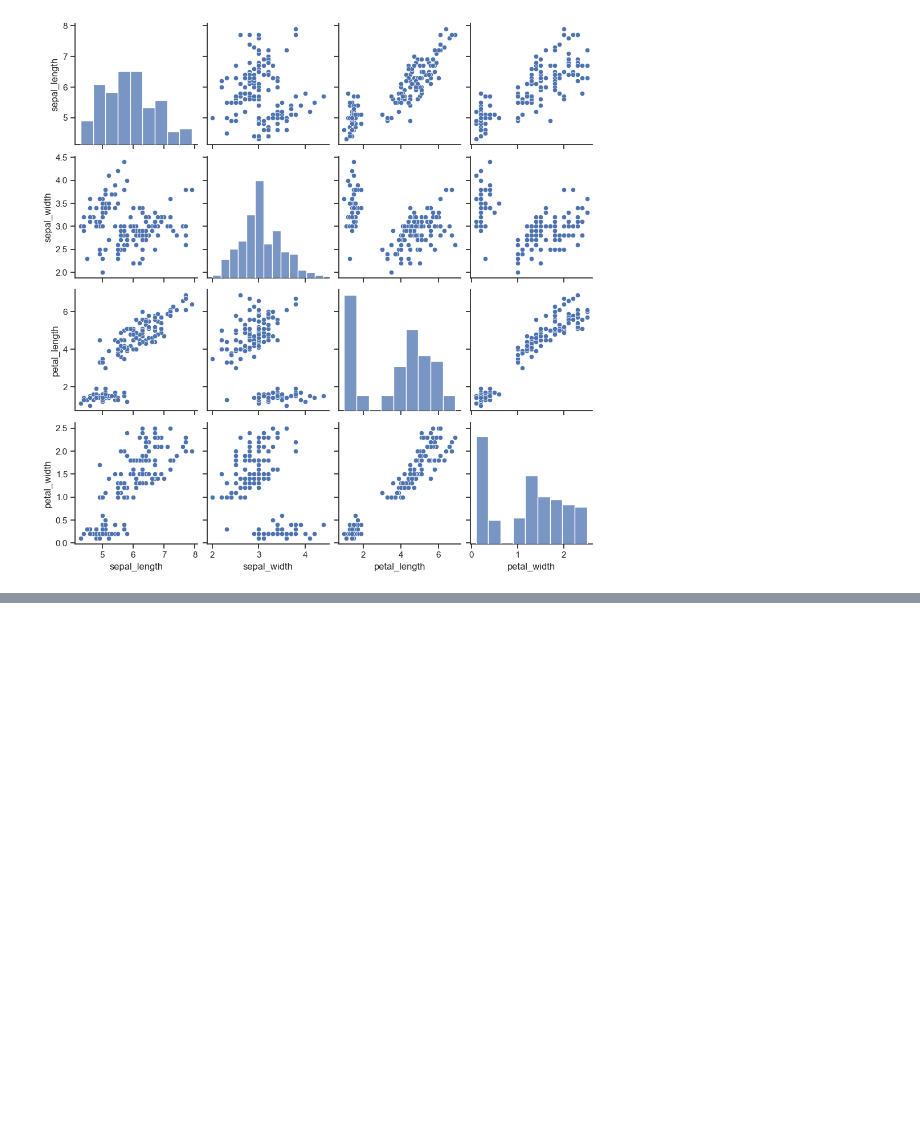
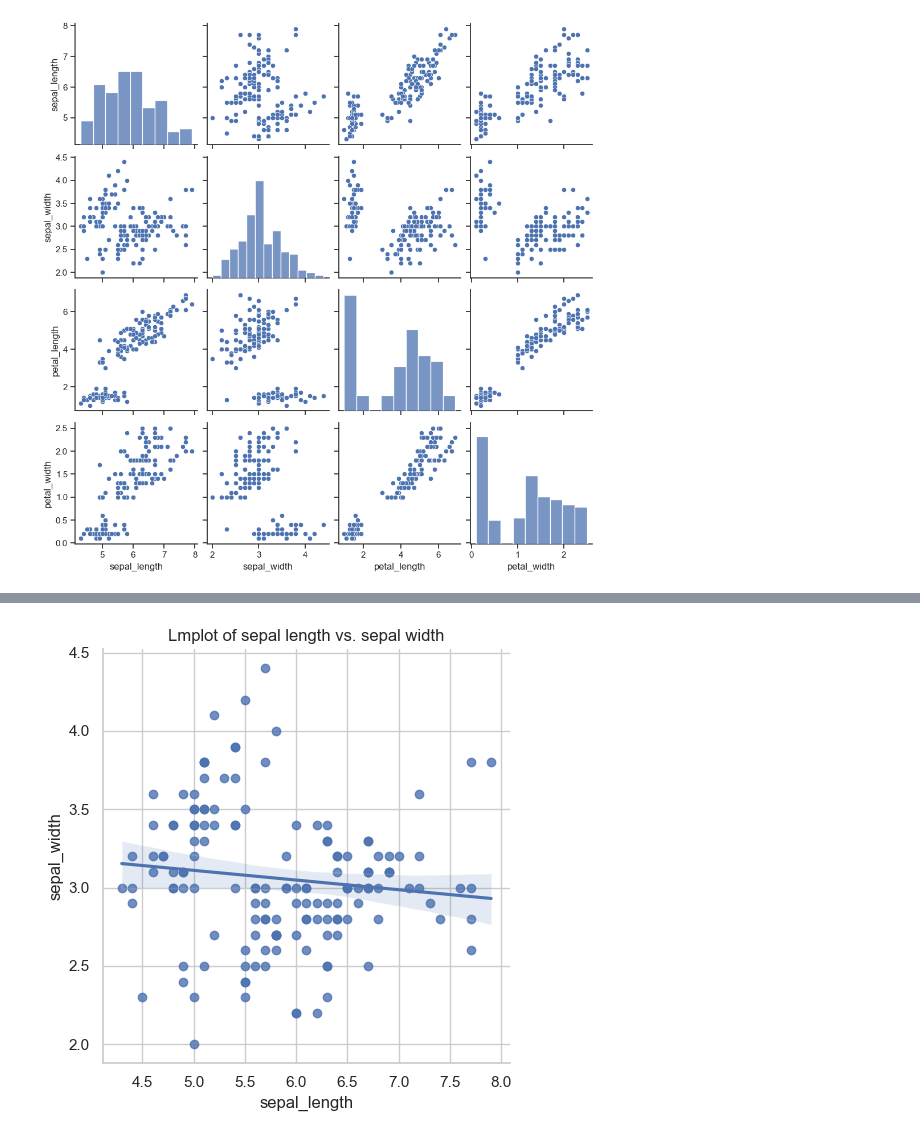
Before and after one commit to Victor-L-Almgren/Labs-and-exersizes, a Jupyter notebook: 7. Principles and Techniques for Data Science/Exersices/plot examples.ipynb, the cells around one changed output, grey strips where cells are left out. Drawn from its saved outputs; the diff is of its cells as text; code cells hidden in the pictures; blank space fills up the shorter version.

```diff
--- a/7. Principles and Techniques for Data Science/Exersices/plot examples.ipynb
+++ b/7. Principles and Techniques for Data Science/Exersices/plot examples.ipynb
@@ -175,0 +174,13 @@ pairplot(data, *, hue=None, hue_order=None, palette=None, vars=None, x_vars=None
+# %%
+import seaborn as sns
+import matplotlib.pyplot as plt
+
+# Import data
+iris_df = sns.load_dataset('iris')
+
+sns.set(style='whitegrid')
+sns.lmplot(data=iris_df, x='sepal_length', y='sepal_width', markers=['o'])
+plt.title('Lmplot of sepal length vs. sepal width')
+plt.show()
+# %% [output]
+[figure, added]
```
Also changed, not shown: parts of 6 cells of this notebook.
